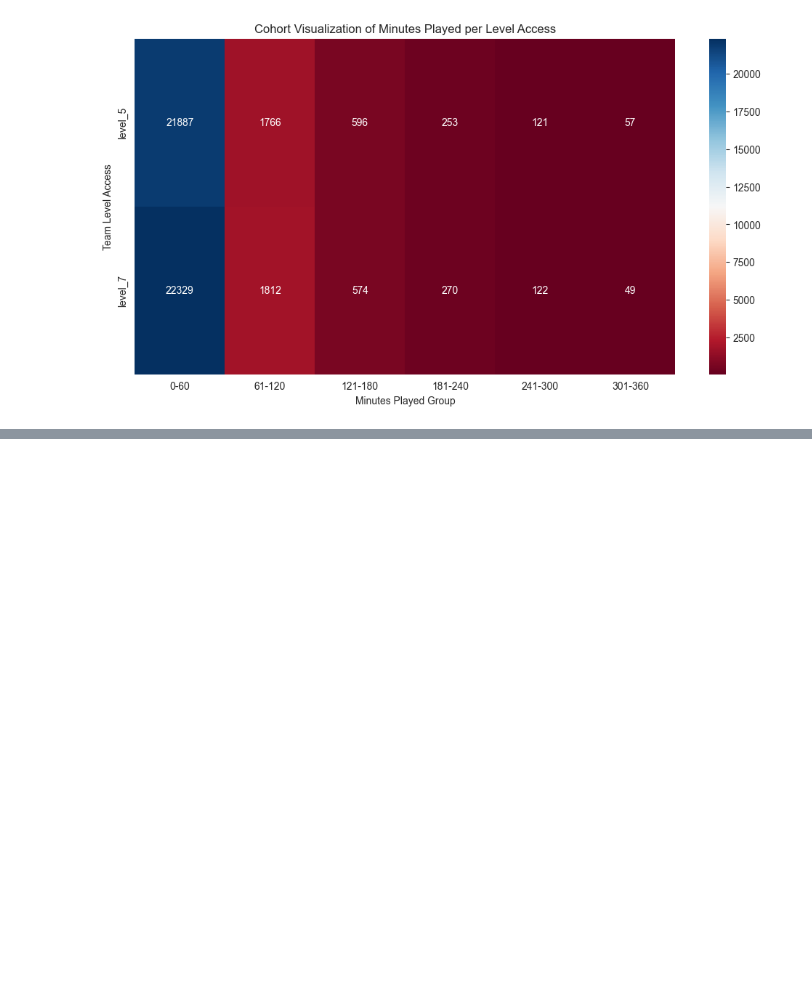
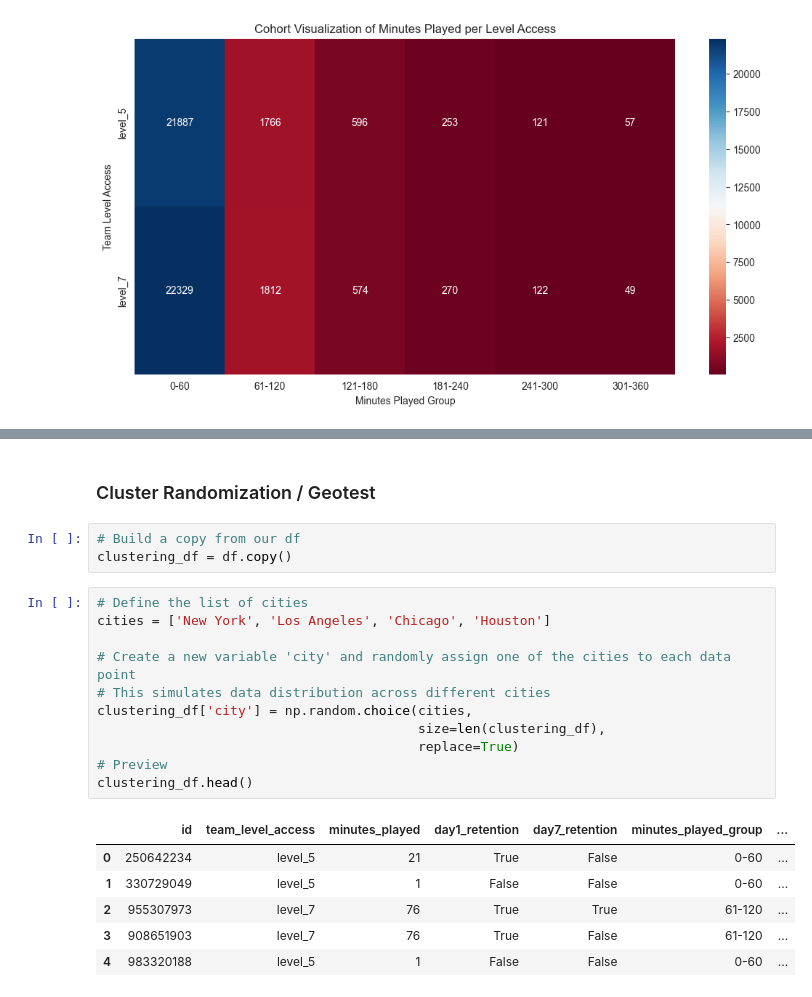
Before and after one commit to dthunn/python-business-analytics, a Jupyter notebook: a_b_testing/intro_a_b.ipynb, the cells around one changed output, grey strips where cells are left out. Cells and saved outputs as stored; diff of their text form; blank space fills up the shorter version.

```diff
--- a/a_b_testing/intro_a_b.ipynb
+++ b/a_b_testing/intro_a_b.ipynb
@@ -150,0 +292,23 @@ plt.show()
+# %% [markdown]
+### Cluster Randomization / Geotest
+# %%
+# Build a copy from our df
+clustering_df = df.copy()
+# %%
+# Define the list of cities
+cities = ['New York', 'Los Angeles', 'Chicago', 'Houston']
+
+# Create a new variable 'city' and randomly assign one of the cities to each data point
+# This simulates data distribution across different cities
+clustering_df['city'] = np.random.choice(cities,
+                                         size=len(clustering_df),
+                                         replace=True)
+# Preview
+clustering_df.head()
+# %% [output]
+|  | id | team_level_access | minutes_played | day1_retention | day7_retention | minutes_played_group | ... |
+| 0 | 250642234 | level_5 | 21 | True | False | 0-60 | ... |
+| 1 | 330729049 | level_5 | 1 | False | False | 0-60 | ... |
+| 2 | 955307973 | level_7 | 76 | True | True | 61-120 | ... |
+| 3 | 908651903 | level_7 | 76 | True | False | 61-120 | ... |
+| 4 | 983320188 | level_5 | 1 | False | False | 0-60 | ... |
```
Also changed, not shown: parts of 19 cells of this notebook.
